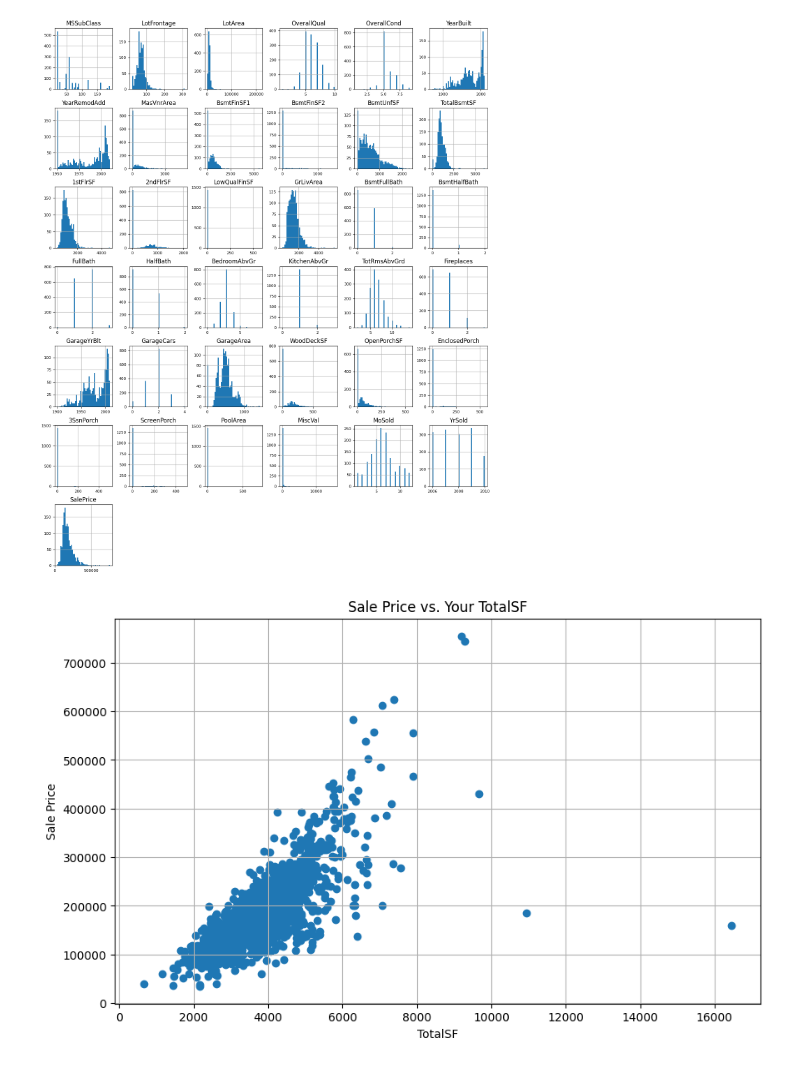
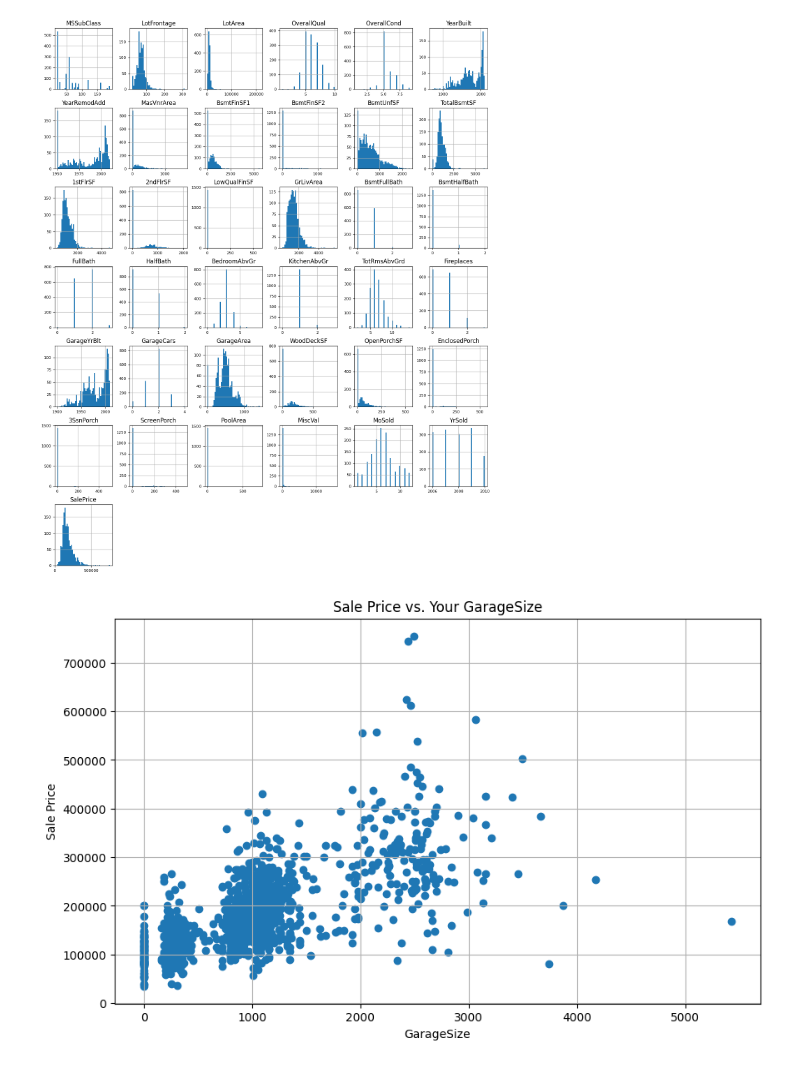
Before and after one commit to jadosh123/PredictingHousePrices, a Jupyter notebook: data-cleaning.ipynb, the cells around one changed output. Saved outputs shown, nothing was run; the diff lists cells and outputs as text; code cells hidden in the pictures.

```diff
--- a/data-cleaning.ipynb
+++ b/data-cleaning.ipynb
@@ -87,14 +105,19 @@ du.drop_null_majority_features(df_train, df_test)
 du.drop_single_val_majority(df_train, df_test)
 
 # Feature Engineering
-df_train['TotalSF'] = df_train['GrLivArea'] + df_train['1stFlrSF'] + df_train['TotalBsmtSF']
-df_test['TotalSF'] = df_test['GrLivArea'] + df_test['1stFlrSF'] + df_test['TotalBsmtSF']
+df_train['TotalSF'] = df_train['GrLivArea'] + df_train['1stFlrSF'] * df_train['TotalBsmtSF']
+# df_train['SFRatio'] =
+df_test['TotalSF'] = df_test['GrLivArea'] + df_test['1stFlrSF'] * df_test['TotalBsmtSF']
 
-df_train['BdRmPerRoom'] = df_train['BedroomAbvGr'] / df_train['TotRmsAbvGrd']
-df_test['BdRmPerRoom'] = df_test['BedroomAbvGr'] / df_test['TotRmsAbvGrd']
+df_train['GarageSize'] = df_train['GarageCars'] * df_train['GarageArea']
+df_test['GarageSize'] = df_test['GarageCars'] * df_test['GarageArea']
 
-df_train['TotalBathrooms'] = df_train['BsmtFullBath'] + df_train['FullBath'] + df_train['HalfBath']
-df_test['TotalBathrooms'] = df_test['BsmtFullBath'] + df_test['FullBath'] + df_test['HalfBath']
+# df_train['HouseAge'] = df_train['BsmtFullBath']
+# df_train['BdRmPerRoom'] = df_train['BedroomAbvGr'] / df_train['TotRmsAbvGrd']
+# df_test['BdRmPerRoom'] = df_test['BedroomAbvGr'] / df_test['TotRmsAbvGrd']
+
+# df_train['TotalBathrooms'] = df_train['BsmtFullBath'] + df_train['FullBath'] + df_train['HalfBath']
+# df_test['TotalBathrooms'] = df_test['BsmtFullBath'] + df_test['FullBath'] + df_test['HalfBath']
 
 # df_train['TotalRooms'] = df_train['TotalBathrooms'] + df_train['TotRmsAbvGrd']
 # df_test['TotalRooms'] = df_test['TotalBathrooms'] + df_test['TotRmsAbvGrd']
@@ -102,14 +125,14 @@ df_test['TotalBathrooms'] = df_test['BsmtFullBath'] + df_test['FullBath'] + df_t
 # %%
 # Plot any single feature against saleprices
 plt.figure(figsize=(10, 6))
-plt.scatter(df_train['TotalSF'], df_train['SalePrice'])
-plt.xlabel('TotalSF')
+plt.scatter(df_train['GarageSize'], df_train['SalePrice'])
+plt.xlabel('GarageSize')
 plt.ylabel('Sale Price')
-plt.title('Sale Price vs. Your TotalSF')
+plt.title('Sale Price vs. Your GarageSize')
 plt.grid(True)
 plt.show()
 # %% [output]
-[figure, old version]
+[figure, new version]
 # %%
 
 # Split dataset into training and validation sets
```
Also changed, not shown: parts of 7 cells of this notebook.
